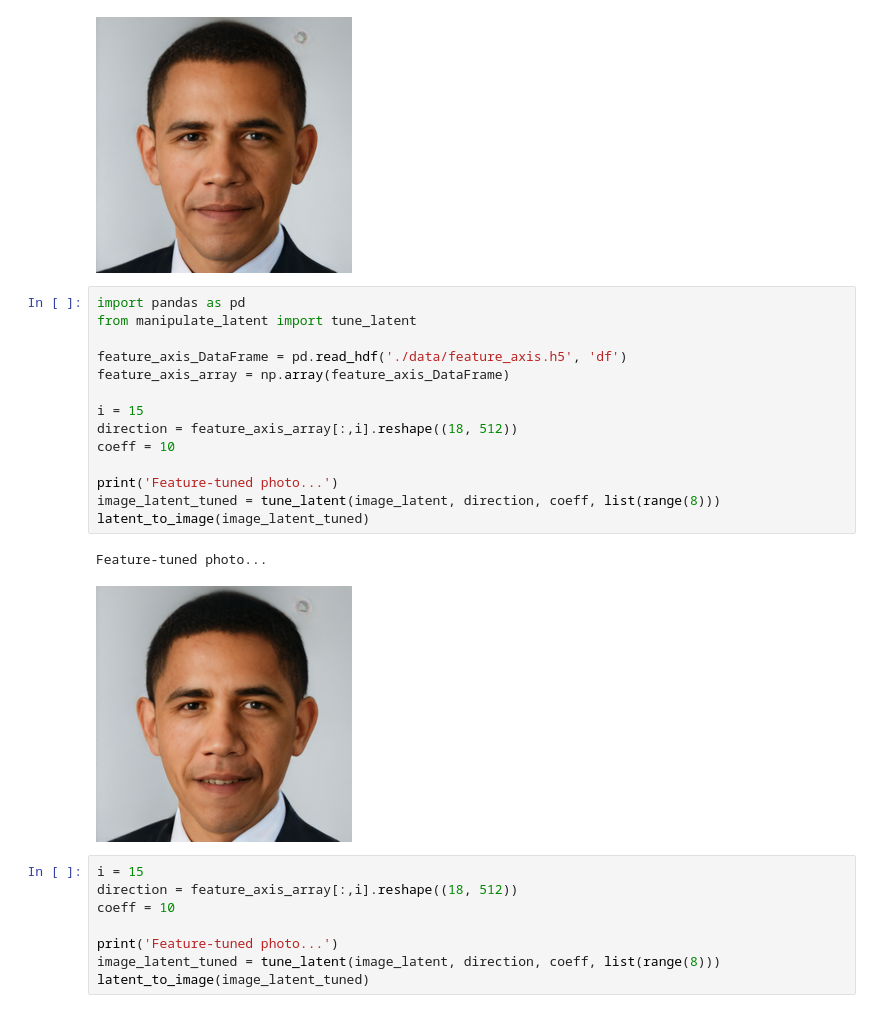
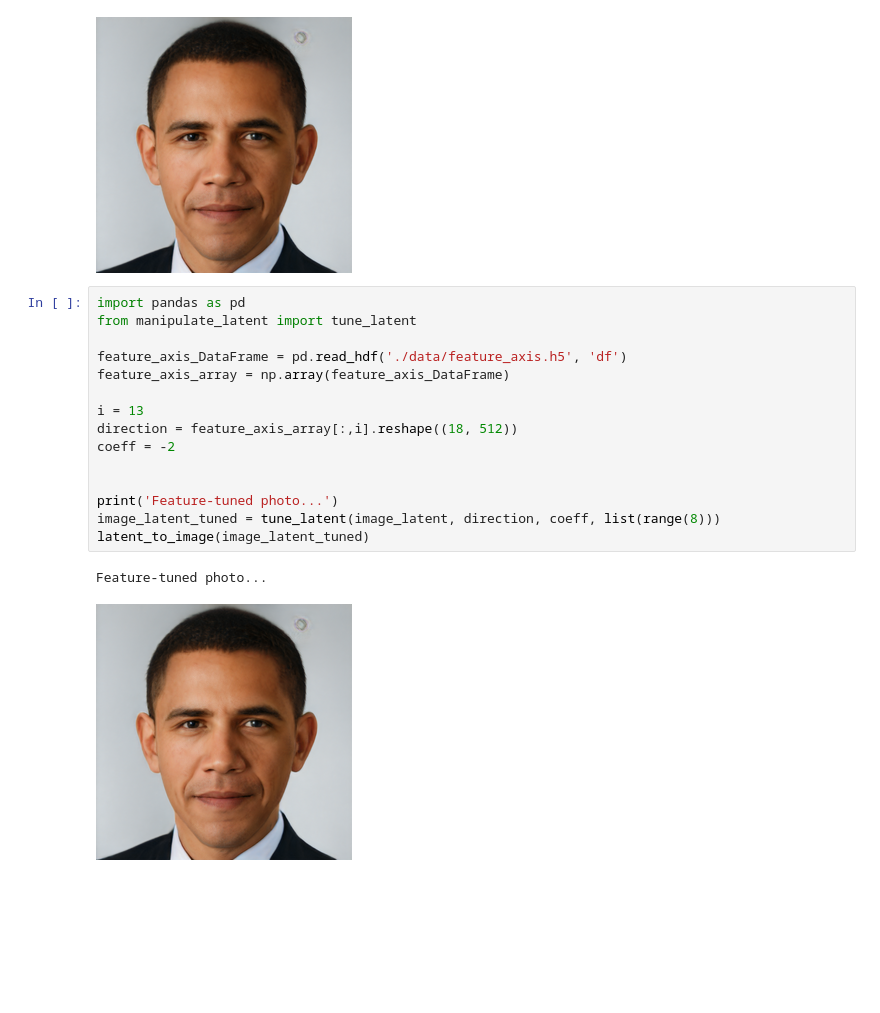
Before and after one commit to FangfeiLi05/Insight_Project, a Jupyter notebook: Go_Through.ipynb, the cells around one changed output. Saved outputs shown, nothing was run; the diff lists cells and outputs as text; blank space fills up the shorter version.

```diff
--- a/Go_Through.ipynb
+++ b/Go_Through.ipynb
@@ -119,28 +119,21 @@ Reconstructed photo...
 # %%
 import pandas as pd
 from manipulate_latent import tune_latent
 
 feature_axis_DataFrame = pd.read_hdf('./data/feature_axis.h5', 'df')
 feature_axis_array = np.array(feature_axis_DataFrame)
 
-i = 15
+i = 13
 direction = feature_axis_array[:,i].reshape((18, 512))
-coeff = 10
+coeff = -2
+
 
 print('Feature-tuned photo...')
 image_latent_tuned = tune_latent(image_latent, direction, coeff, list(range(8)))
 latent_to_image(image_latent_tuned)
 # %% [output]
 Feature-tuned photo...
-[figure, old version]
+[figure, new version]
-# %%
-i = 15
-direction = feature_axis_array[:,i].reshape((18, 512))
-coeff = 10
-
-print('Feature-tuned photo...')
-image_latent_tuned = tune_latent(image_latent, direction, coeff, list(range(8)))
-latent_to_image(image_latent_tuned)
 # %%
 #Build a GUI interface
 import os
```
Also changed, not shown: parts of 1 cell of this notebook, 1 other file.
